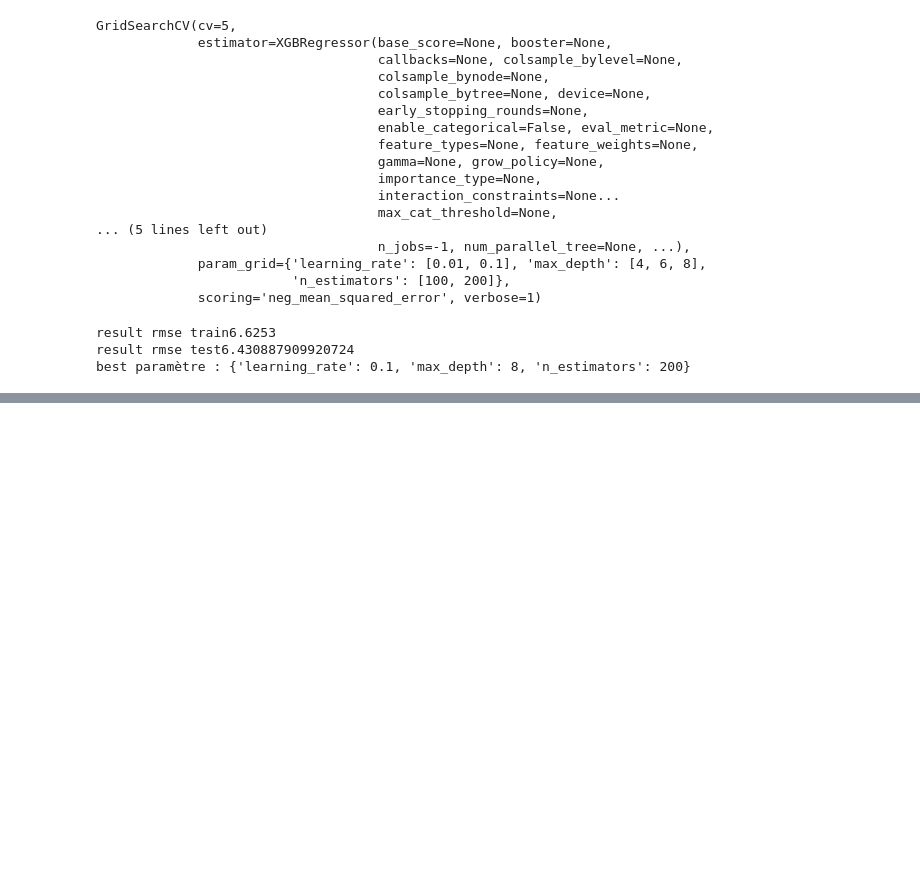
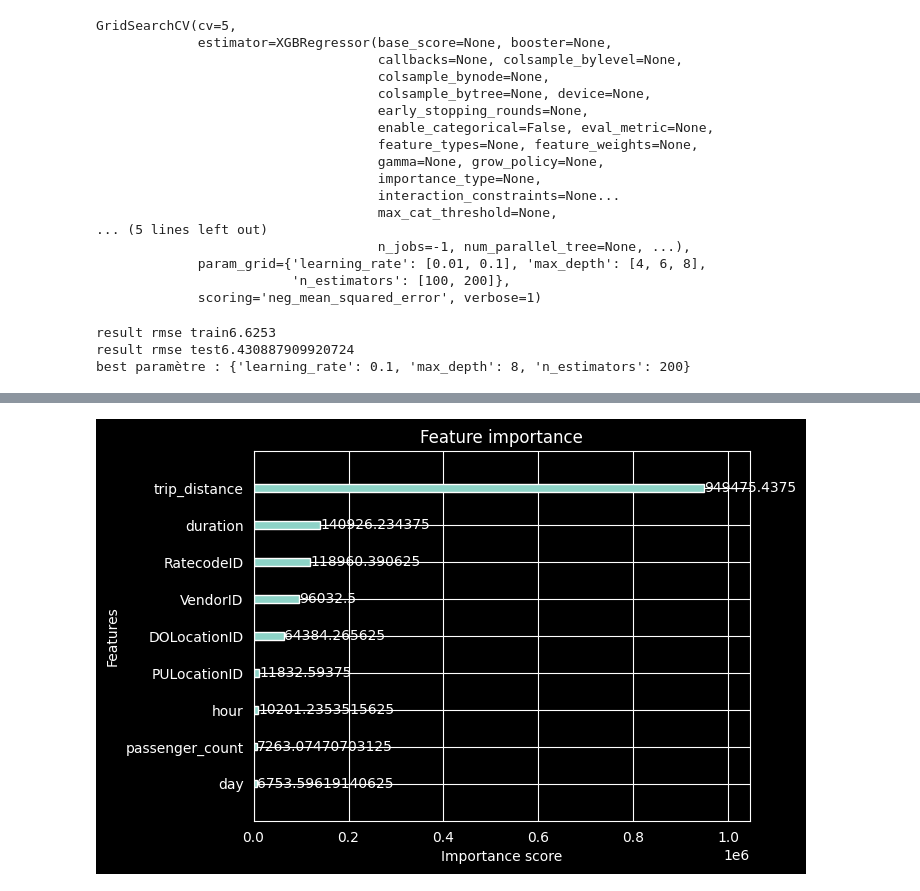
Before and after one commit to Dnewe/projet_big_data_cytech_25, a Jupyter notebook: ex05_ml_prediction_service/tmp.ipynb, the cells around one changed output, grey strips where cells are left out. Saved outputs shown, nothing was run; the diff lists cells and outputs as text; code cells hidden in the pictures; blank space fills up the shorter version.

```diff
--- a/ex05_ml_prediction_service/tmp.ipynb
+++ b/ex05_ml_prediction_service/tmp.ipynb
@@ -21,7 +21,7 @@ minio = {
         "secret": "minio123"
     }
 
-minio_path =f"s3a://nyc-raw-branch-1/test"
+minio_path =f"s3a://nyc-raw-branch-1/data"
 
 
 df = pd.read_parquet(minio_path, storage_options=minio)
@@ -208,0 +288,34 @@ print(f"best paramètre : {grid_search_test.best_params_}")
+# %%
+from sklearn.metrics import root_mean_squared_error
+
+
+
+X_train, X_test, Y_train, Y_test = train_test_split(X,y_notips, test_size=0.2, random_state=42)
+
+X_train_final, X_val, Y_train_final, Y_val = train_test_split(
+    X_train, Y_train, test_size=0.10, random_state=42
+)
+model = XGBRegressor(
+    n_jobs=-1,
+    tree_method='hist',
+    n_estimators=1000,
+    learning_rate = 0.1,
+    max_depth=8,
+    early_stopping_rounds=10,
+    enable_categorical = True
+)
+
+model.fit(
+    X_train_final.values,
+    Y_train_final,
+    eval_set=[(X_train_final.values, Y_train_final),(X_val.values, Y_val)],
+    verbose=100
+)
+
+y_pred = model.predict(X_test.values)
+
+rmse = root_mean_squared_error(Y_test, y_pred)
+print(f"RMSE: {rmse:.2f}")
+
+mean_fare = Y_test.mean()
+print(f"Erreur moyenne (RMSE) : {rmse:.2f}")
@@ -208,0 +355,11 @@ print(f"best paramètre : {grid_search_test.best_params_}")
+# %%
+import matplotlib.pyplot as plt
+from xgboost import plot_importance
+
+# Supposons que votre modèle s'appelle 'model'
+# Par défaut, il affiche le 'weight'
+model.get_booster().feature_names = features
+plot_importance(model, importance_type='gain')
+plt.show()
+# %% [output]
+[figure, added]
```
Also changed, not shown: parts of 9 cells of this notebook, 9 other files.
